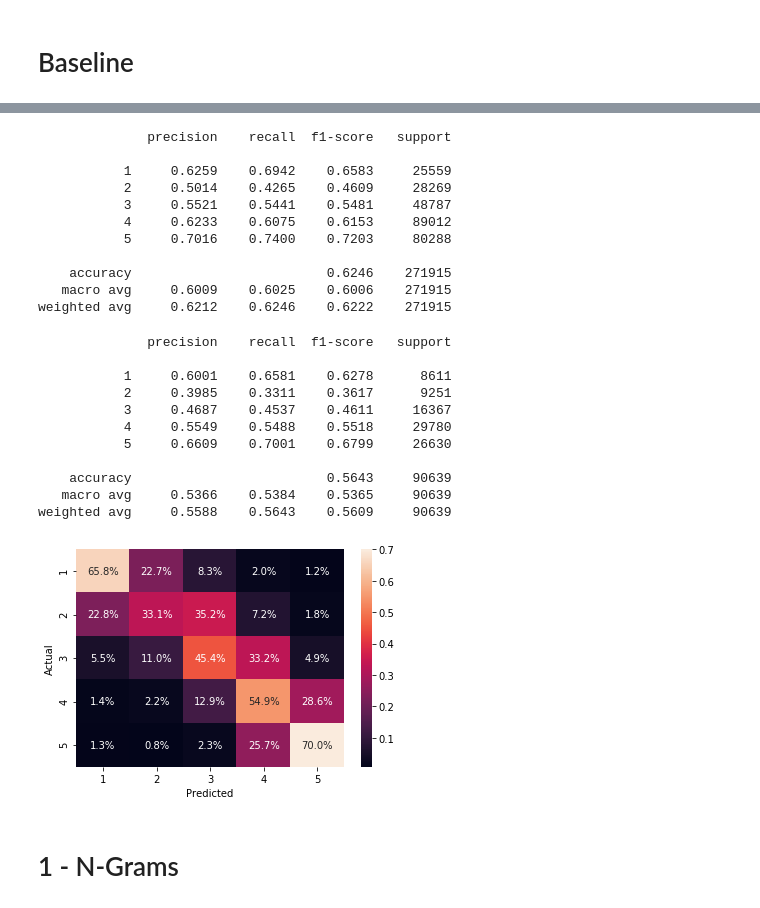
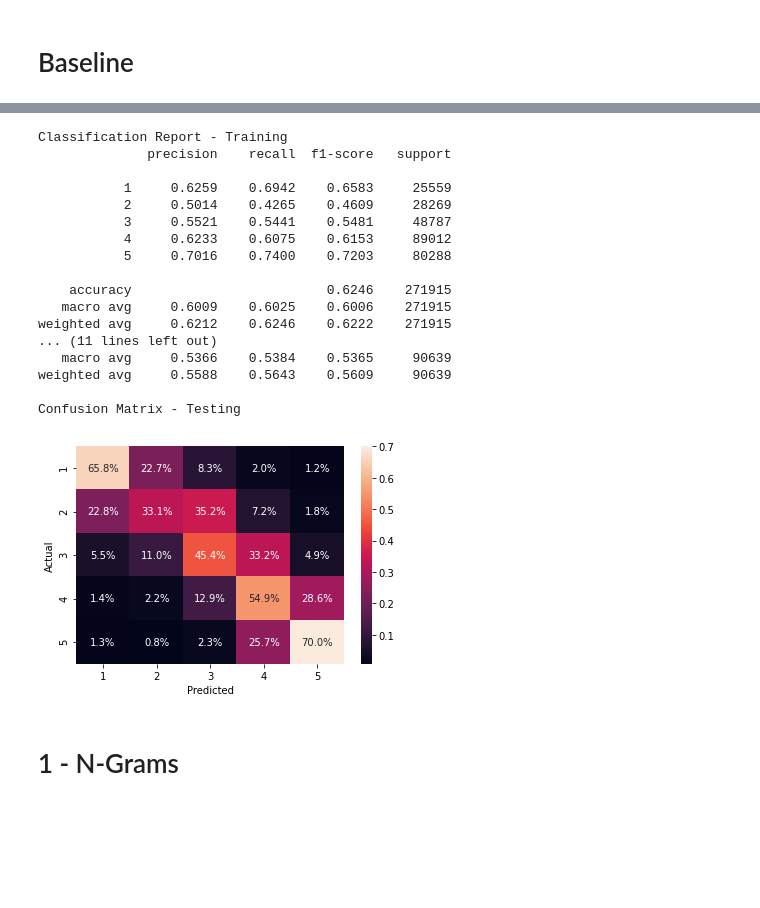
Before and after one commit to david-siqi-liu/yelp-sentiment-analysis, a Jupyter notebook: notebooks/tests_pre-processing.ipynb, the cells around one changed output, grey strips where cells are left out. Cells and saved outputs as stored; diff of their text form; code cells hidden in the pictures; blank space fills up the shorter version.

```diff
--- a/notebooks/tests_pre-processing.ipynb
+++ b/notebooks/tests_pre-processing.ipynb
@@ -3,6 +3,8 @@ from google.colab import drive
 drive.mount('/content/drive')
 # %% [output]
 Drive already mounted at /content/drive; to attempt to forcibly remount, call drive.mount("/content/drive", force_remount=True).
+# %%
+GOOGLE_COLAB = True
 # %%
 %reload_ext autoreload
 %autoreload 2
@@ -36,8 +39,12 @@ from yelpsent import visualization
 # %% [markdown]
 # Load Dataset
 # %%
-data_train, data_test = data.load_dataset("drive/My Drive/yelp_sentiment_analysis/data/yelp_train.json",
-                                          "drive/My Drive/yelp_sentiment_analysis/data/yelp_test.json")
+if GOOGLE_COLAB:
+    data_train, data_test = data.load_dataset("drive/My Drive/yelp_sentiment_analysis/data/yelp_train.json",
+                                              "drive/My Drive/yelp_sentiment_analysis/data/yelp_test.json")
+else:
+    data_train, data_test = data.load_dataset("../data/yelp_train.json",
+                                              "../data/yelp_test.json")
 # %%
 data_train.head()
 # %% [output]
@@ -107,2 +102,0 @@ TypeError: ignored
-# %%
-baseline.fit(X_train, y_train)
@@ -126,14 +102,0 @@ y_train_pred_baseline = baseline.predict(X_train)
-# %%
-print(classification_report(y_train, y_train_pred_baseline, digits=4))
-# %% [output]
-              precision    recall  f1-score   support
-
-           1     0.6259    0.6942    0.6583     25559
-           2     0.5014    0.4265    0.4609     28269
-           3     0.5521    0.5441    0.5481     48787
-           4     0.6233    0.6075    0.6153     89012
-           5     0.7016    0.7400    0.7203     80288
-
-    accuracy                         0.6246    271915
-   macro avg     0.6009    0.6025    0.6006    271915
-weighted avg     0.6212    0.6246    0.6222    271915
@@ -142,25 +103,29 @@ y_test_pred_baseline = baseline.predict(X_test)
-# %%
-print(classification_report(y_test, y_test_pred_baseline, digits=4))
-# %% [output]
-              precision    recall  f1-score   support
-
-           1     0.6001    0.6581    0.6278      8611
-           2     0.3985    0.3311    0.3617      9251
-           3     0.4687    0.4537    0.4611     16367
-           4     0.5549    0.5488    0.5518     29780
-           5     0.6609    0.7001    0.6799     26630
-
-    accuracy                         0.5643     90639
-   macro avg     0.5366    0.5384    0.5365     90639
-weighted avg     0.5588    0.5643    0.5609     90639
-# %%
-visualization.confusion_heat_map(y_test,
-                                 y_test_pred_baseline,
-                                 normalize='true',
-                                 fmt='.1%',
-                                 labels=set(y_test))
-# %% [output]
-[figure, removed]
+# %%
+baseline = models.train_and_test(X_train=X_train,
+                                 y_train=y_train,
+                                 X_test=X_test,
+                                 y_test=y_test,
+                                 vectorizer=CountVectorizer(),
+                                 classifier=MultinomialNB())
+# %% [output]
+Classification Report - Training
+              precision    recall  f1-score   support
+
+           1     0.6259    0.6942    0.6583     25559
+           2     0.5014    0.4265    0.4609     28269
+           3     0.5521    0.5441    0.5481     48787
+           4     0.6233    0.6075    0.6153     89012
+           5     0.7016    0.7400    0.7203     80288
+
+    accuracy                         0.6246    271915
+   macro avg     0.6009    0.6025    0.6006    271915
+weighted avg     0.6212    0.6246    0.6222    271915
+... (11 lines left out)
+   macro avg     0.5366    0.5384    0.5365     90639
+weighted avg     0.5588    0.5643    0.5609     90639
+
+Confusion Matrix - Testing
+[figure, added]
 # %% [markdown]
 # 1 - N-Grams
 # %% [markdown]
```
Also changed, not shown: parts of 71 cells of this notebook, 8 other files.
